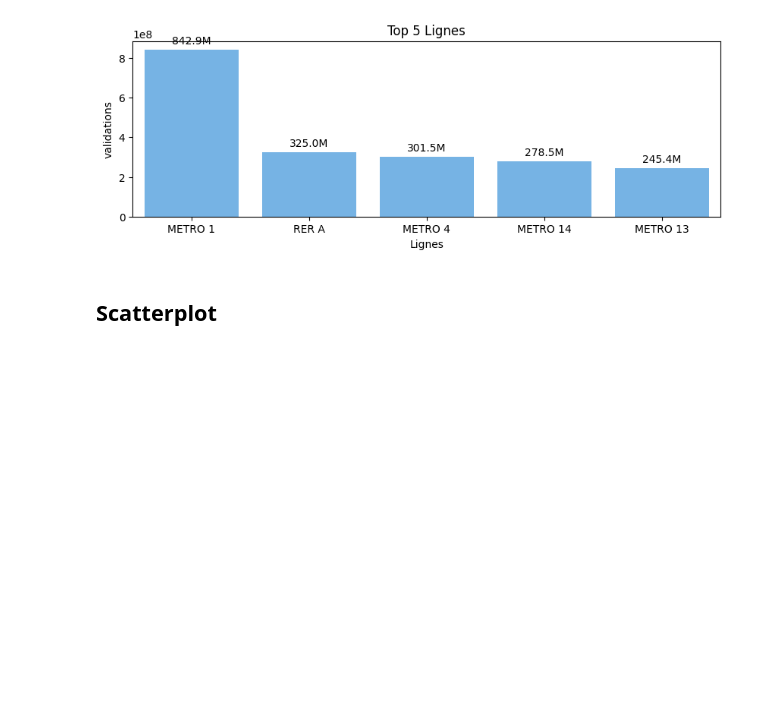
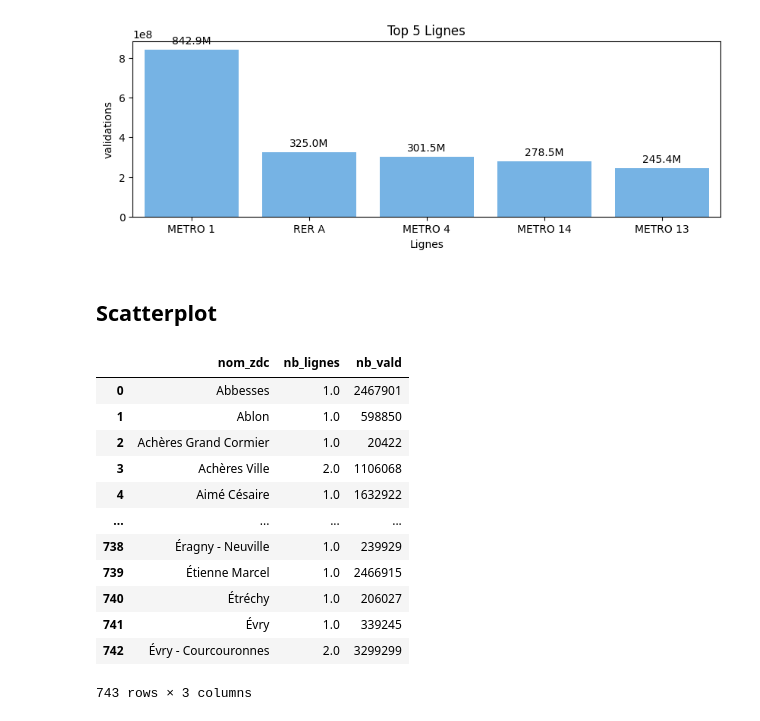
Before and after one commit to m1111111ke/idfm, a Jupyter notebook: notebooks/2_idfm_analyses.ipynb, the cells around one changed output. Cells and saved outputs as stored; diff of their text form; code cells hidden in the pictures; blank space fills up the shorter version.

```diff
--- a/notebooks/2_idfm_analyses.ipynb
+++ b/notebooks/2_idfm_analyses.ipynb
@@ -169,0 +242,16 @@ plt.show()
+# %%
+validations_lignes_df
+# %% [output]
+|  | nom_zdc | nb_lignes | nb_vald |
+| 0 | Abbesses | 1.0 | 2467901 |
+| 1 | Ablon | 1.0 | 598850 |
+| 2 | Achères Grand Cormier | 1.0 | 20422 |
+| 3 | Achères Ville | 2.0 | 1106068 |
+| 4 | Aimé Césaire | 1.0 | 1632922 |
+| ... | ... | ... | ... |
+| 738 | Éragny - Neuville | 1.0 | 239929 |
+| 739 | Étienne Marcel | 1.0 | 2466915 |
+| 740 | Étréchy | 1.0 | 206027 |
+| 741 | Évry | 1.0 | 339245 |
+| 742 | Évry - Courcouronnes | 2.0 | 3299299 |
+743 rows × 3 columns
```
Also changed, not shown: parts of 12 cells of this notebook, 2 other files.
